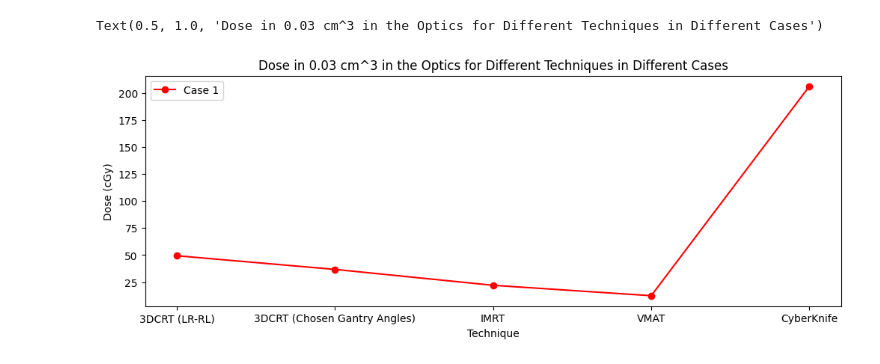
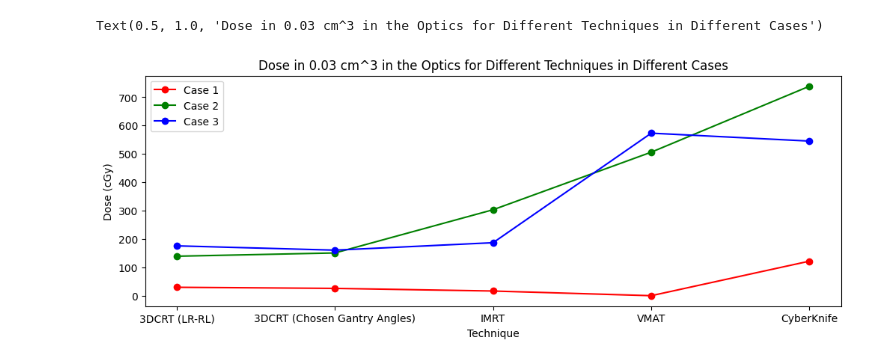
Before and after one commit to danieldeiros/TOH_Tractography, a Jupyter notebook: raystation_assignment_plots.ipynb, the cells around one changed output. Saved outputs shown, nothing was run; the diff lists cells and outputs as text; code cells hidden in the pictures.

```diff
--- a/raystation_assignment_plots.ipynb
+++ b/raystation_assignment_plots.ipynb
@@ -24,16 +44,20 @@ Text(0.5, 1.0, 'Max Dose for Different Techniques in Different Cases')
 # %%
 # D_0.03cc in the optics
 
-optics_case_1 = [49.39, 36.74, 22.02, 12.39, 206.35]
+optics_case_1 = [29.62, 25.79, 16.50, 0.00, 121.83]
+optics_case_2 = [139.25, 150.76, 303.25, 506.27, 738.92]
+optics_case_3 = [175.86, 160.63, 186.94, 573.30, 545.44]
 case_labels = ["3DCRT (LR-RL)", "3DCRT (Chosen Gantry Angles)", "IMRT", "VMAT", "CyberKnife"]
 
 plt.figure(figsize=(12,4))
 plt.plot(case_labels, optics_case_1, 'r.-', markersize = 12, label = "Case 1")
+plt.plot(case_labels, optics_case_2, 'g.-', markersize = 12, label = "Case 2")
+plt.plot(case_labels, optics_case_3, 'b.-', markersize = 12, label = "Case 3")
 
 plt.legend()
 plt.xlabel("Technique")
 plt.ylabel("Dose (cGy)")
 plt.title("Dose in 0.03 cm^3 in the Optics for Different Techniques in Different Cases")
 # %% [output]
 Text(0.5, 1.0, 'Dose in 0.03 cm^3 in the Optics for Different Techniques in Different Cases')
-[figure, old version]
+[figure, new version]
```
Also changed, not shown: parts of 4 cells of this notebook, 1 other file.
